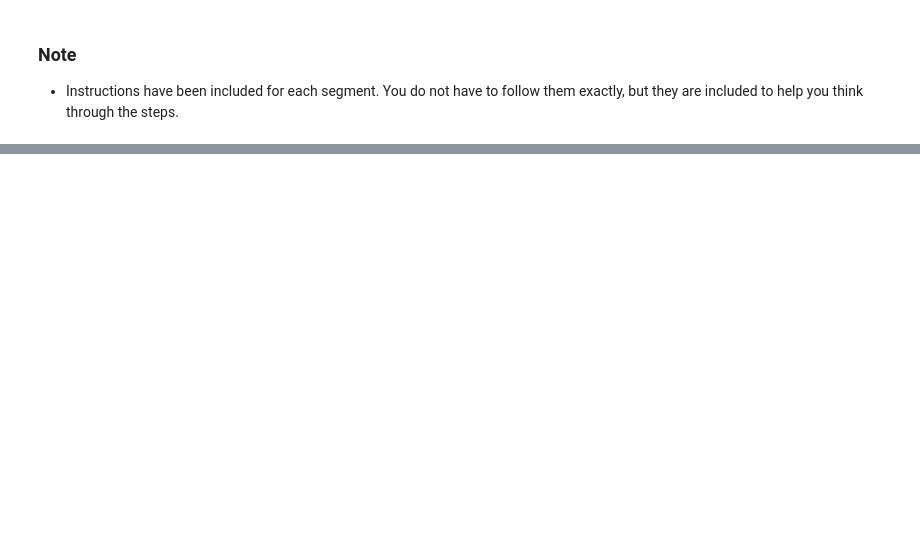
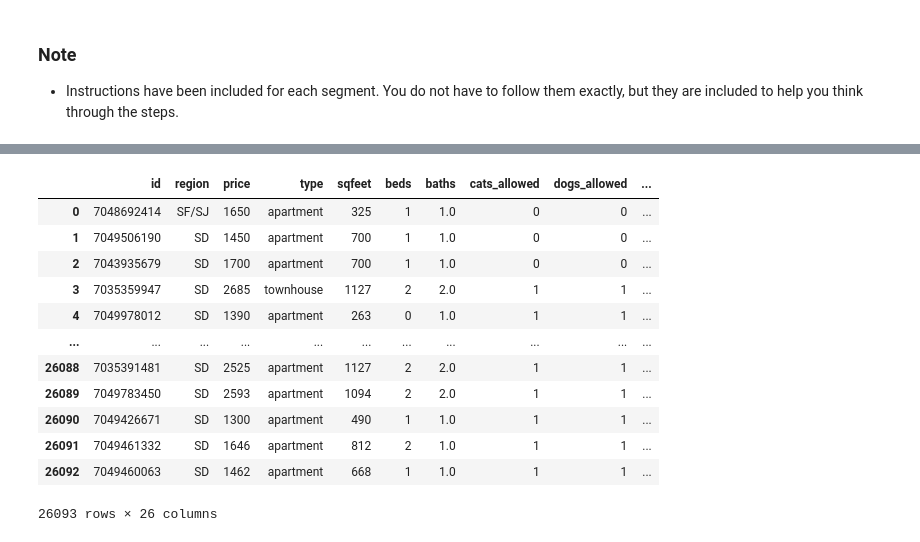
Before and after one commit to ski2488/Project.3, a Jupyter notebook: housing.ipynb, the cells around one changed output, grey strips where cells are left out. Saved outputs shown, nothing was run; the diff lists cells and outputs as text; code cells hidden in the pictures; blank space fills up the shorter version.

```diff
--- a/housing.ipynb
+++ b/housing.ipynb
@@ -24,0 +137,24 @@ housing_data.head()
+# %%
+## Merge Datasets on city
+data = pd.merge(data, census, how="left", left_on = "region", right_on = "name")
+
+# Delete unused columns
+data = data.drop(columns = ['url', 'region_url', 'image_url', 'pop2023', 'pop2022', 'growth', 'geoid', 'ansicode', 'funcstat', 'intptlat',
+                            'intptlong', 'metroId', 'rank', 'density'])
+
+# Display data
+data
+# %% [output]
+|  | id | region | price | type | sqfeet | beds | baths | cats_allowed | dogs_allowed | ... |
+| 0 | 7048692414 | SF/SJ | 1650 | apartment | 325 | 1 | 1.0 | 0 | 0 | ... |
+| 1 | 7049506190 | SD | 1450 | apartment | 700 | 1 | 1.0 | 0 | 0 | ... |
+| 2 | 7043935679 | SD | 1700 | apartment | 700 | 1 | 1.0 | 0 | 0 | ... |
+| 3 | 7035359947 | SD | 2685 | townhouse | 1127 | 2 | 2.0 | 1 | 1 | ... |
+| 4 | 7049978012 | SD | 1390 | apartment | 263 | 0 | 1.0 | 1 | 1 | ... |
+| ... | ... | ... | ... | ... | ... | ... | ... | ... | ... | ... |
+| 26088 | 7035391481 | SD | 2525 | apartment | 1127 | 2 | 2.0 | 1 | 1 | ... |
+| 26089 | 7049783450 | SD | 2593 | apartment | 1094 | 2 | 2.0 | 1 | 1 | ... |
+| 26090 | 7049426671 | SD | 1300 | apartment | 490 | 1 | 1.0 | 1 | 1 | ... |
+| 26091 | 7049461332 | SD | 1646 | apartment | 812 | 2 | 1.0 | 1 | 1 | ... |
+| 26092 | 7049460063 | SD | 1462 | apartment | 668 | 1 | 1.0 | 1 | 1 | ... |
+26093 rows × 26 columns
```
Also changed, not shown: parts of 7 cells of this notebook, 3 other files.
